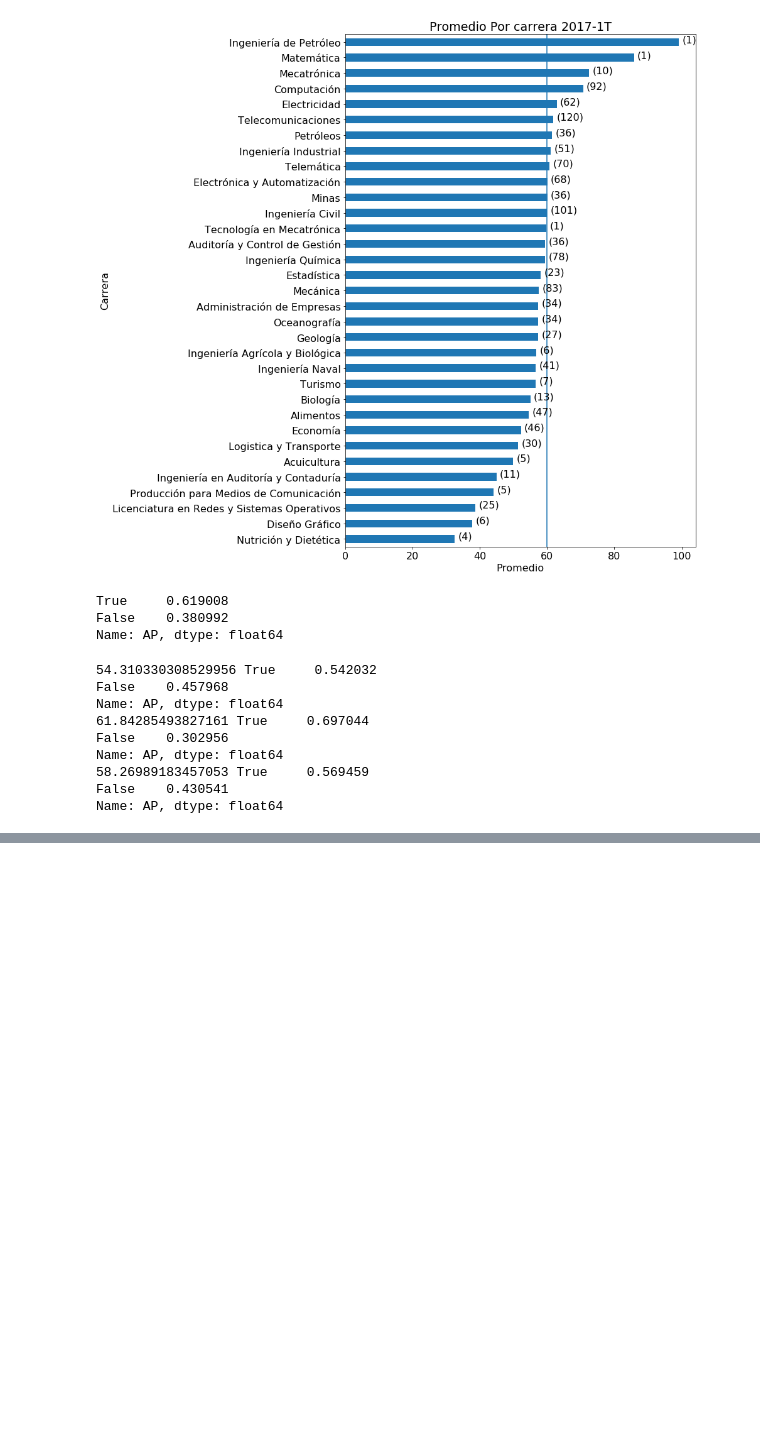
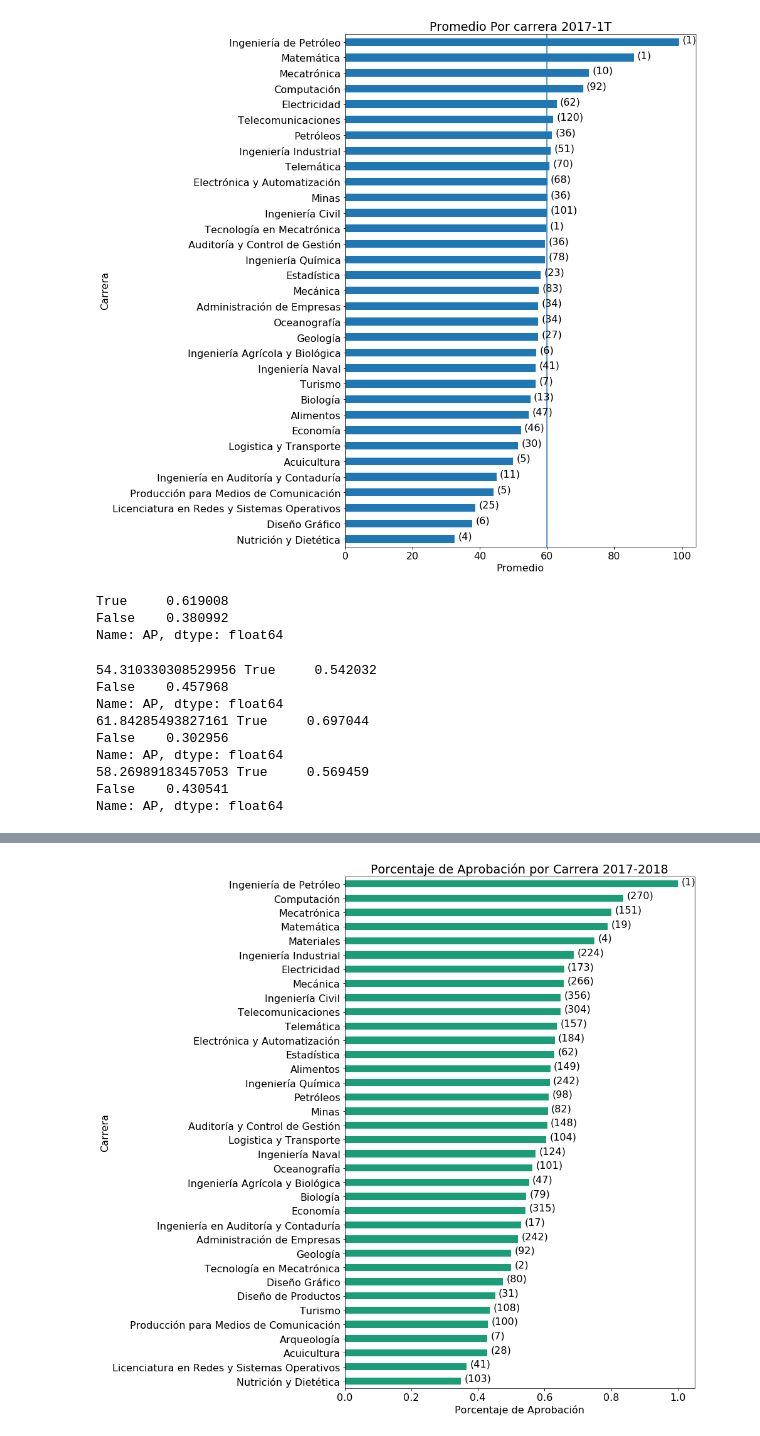
Before and after one commit to obayona/FP-data, a Jupyter notebook: Analisis.ipynb, the cells around one changed output, grey strips where cells are left out. Cells and saved outputs as stored; diff of their text form; code cells hidden in the pictures; blank space fills up the shorter version.

```diff
--- a/Analisis.ipynb
+++ b/Analisis.ipynb
@@ -216,0 +252,4 @@ Name: AP, dtype: float64
+# %%
+aprob_carrera(c, "2017-2018", "Dark2")
+# %% [output]
+[figure, added]
```
Also changed, not shown: parts of 9 cells of this notebook, 2 other files.
